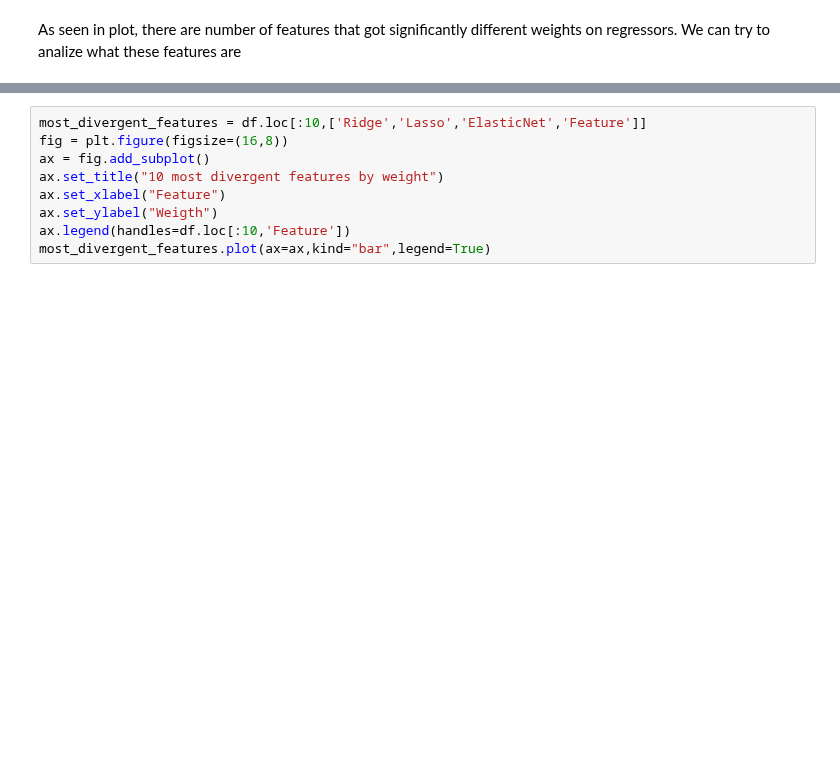
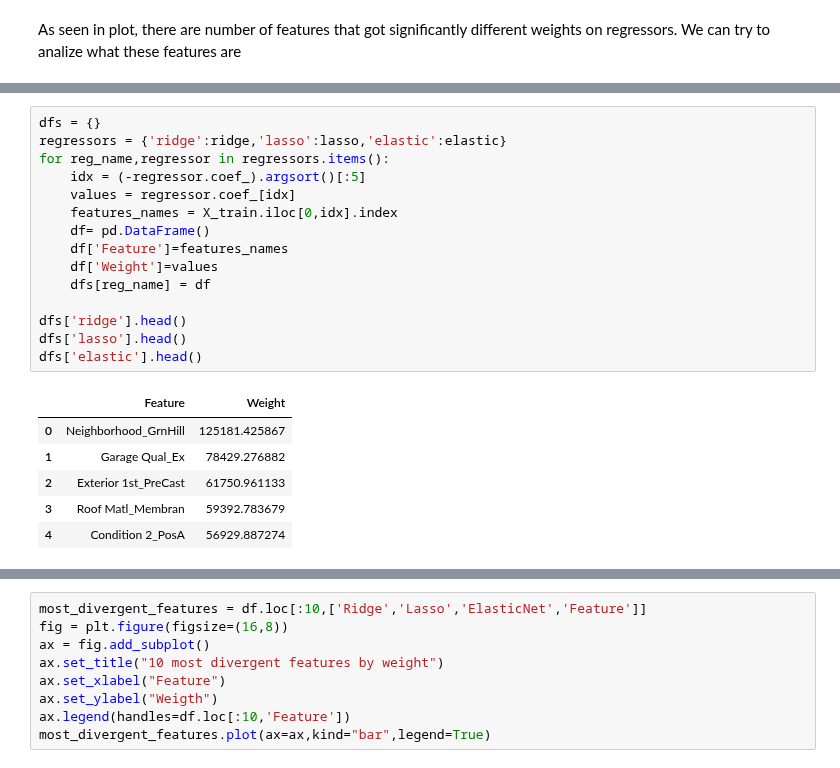
Before and after one commit to sashaaKr/master-of-science, a Jupyter notebook: semester_2/Advanced_Topics_in_Machine_Learning/assignment_1/Advanced Machine Learning - HW #1.ipynb, the cells around one changed output, grey strips where cells are left out. Saved outputs shown, nothing was run; the diff lists cells and outputs as text; blank space fills up the shorter version.

```diff
--- a/semester_2/Advanced_Topics_in_Machine_Learning/assignment_1/Advanced Machine Learning - HW #1.ipynb
+++ b/semester_2/Advanced_Topics_in_Machine_Learning/assignment_1/Advanced Machine Learning - HW #1.ipynb
@@ -469,0 +435,22 @@ df
+# %%
+dfs = {}
+regressors = {'ridge':ridge,'lasso':lasso,'elastic':elastic}
+for reg_name,regressor in regressors.items():
+    idx = (-regressor.coef_).argsort()[:5]
+    values = regressor.coef_[idx]
+    features_names = X_train.iloc[0,idx].index
+    df= pd.DataFrame()
+    df['Feature']=features_names
+    df['Weight']=values
+    dfs[reg_name] = df
+
+dfs['ridge'].head()
+dfs['lasso'].head()
+dfs['elastic'].head()
+# %% [output]
+|  | Feature | Weight |
+| 0 | Neighborhood_GrnHill | 125181.425867 |
+| 1 | Garage Qual_Ex | 78429.276882 |
+| 2 | Exterior 1st_PreCast | 61750.961133 |
+| 3 | Roof Matl_Membran | 59392.783679 |
+| 4 | Condition 2_PosA | 56929.887274 |
```
Also changed, not shown: parts of 5 cells of this notebook.
